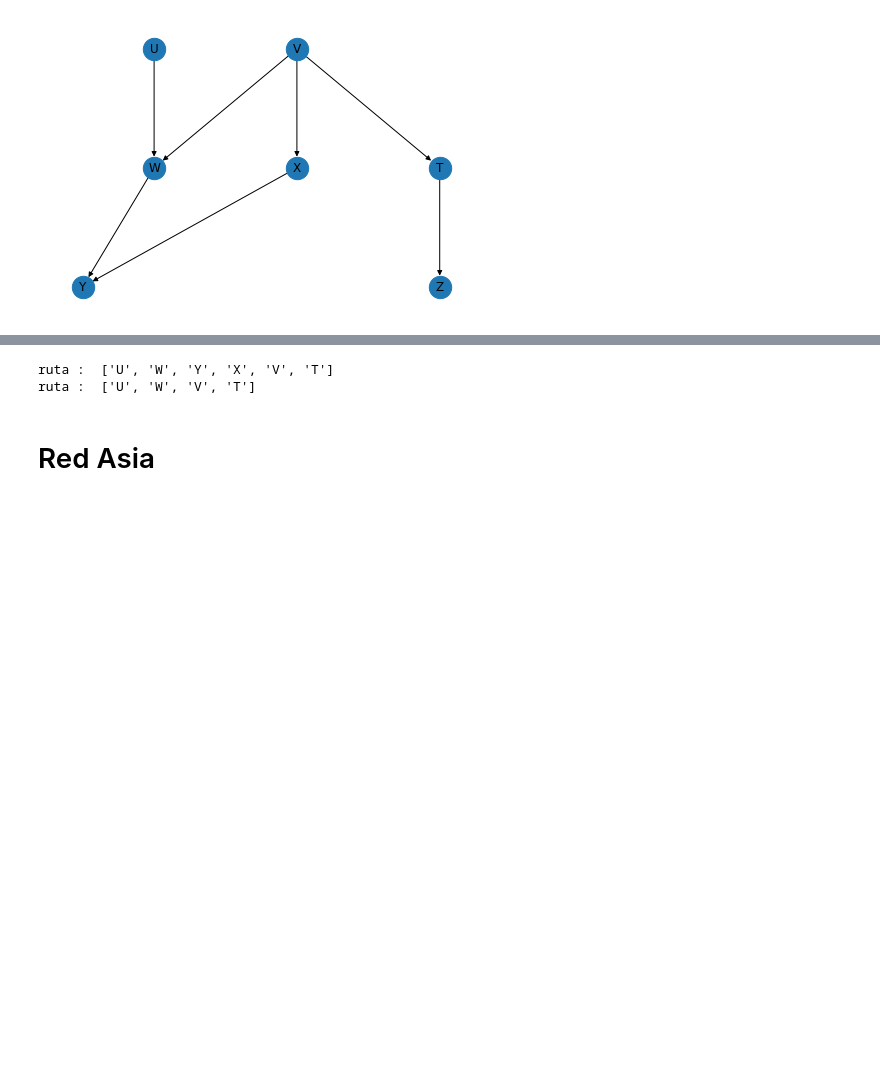
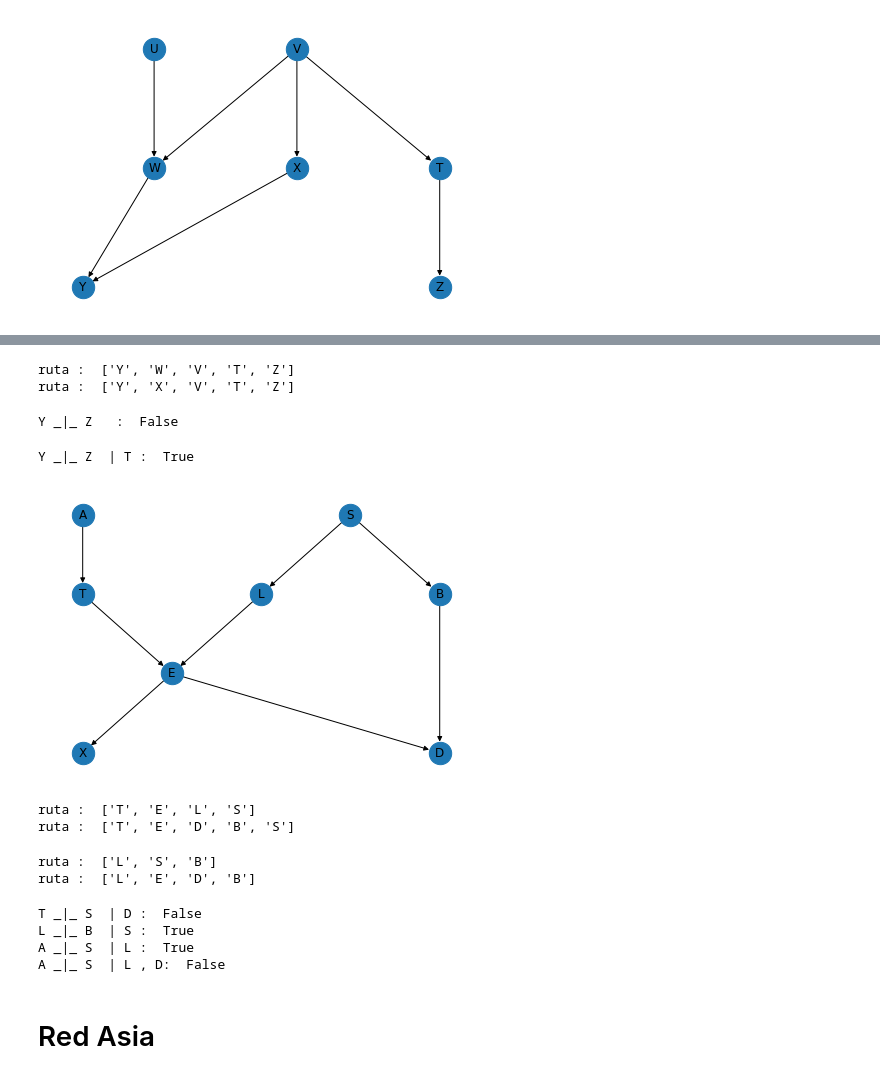
Before and after one commit to sherna90/inteligencia_artificial, a Jupyter notebook: 3.-Redes_Bayesianas.ipynb, the cells around one changed output, grey strips where cells are left out. Drawn from its saved outputs; the diff is of its cells as text; code cells hidden in the pictures; blank space fills up the shorter version.

Commit message:
red asia

```diff
--- a/3.-Redes_Bayesianas.ipynb
+++ b/3.-Redes_Bayesianas.ipynb
@@ -99,9 +106,57 @@ U _|_ V| X:  True
 # %%
-for path in nx.all_simple_paths(G2.to_undirected(), source='U', target='T'):
+for path in nx.all_simple_paths(G2.to_undirected(), source='Y', target='Z'):
     print('ruta : ',path)
 # %% [output]
-ruta :  ['U', 'W', 'Y', 'X', 'V', 'T']
-ruta :  ['U', 'W', 'V', 'T']
+ruta :  ['Y', 'W', 'V', 'T', 'Z']
+ruta :  ['Y', 'X', 'V', 'T', 'Z']
+# %%
+print('Y _|_ Z   : ',d_separated(G2,{'Y'},{'Z'},{}))
+# %% [output]
+Y _|_ Z   :  False
+# %%
+print('Y _|_ Z  | T : ',d_separated(G2,{'Y'},{'Z'},{'T'}))
+# %% [output]
+Y _|_ Z  | T :  True
+# %%
+G3=nx.DiGraph()
+G3.add_edges_from([('A','T'),('S','L'),('S','B'),('L','E'),
+                 ('T','E'),('E','X'),('E','D'),('B','D')])
+pos={'A': (0,0),'S':(1.5,0),'T': (0,-1),'L': (1,-1),
+     'B':(2,-1),'E':(0.5,-2),'X':(0,-3),'D':(2,-3)}
+nx.draw(G3,pos=pos,node_size=500)
+nx.draw_networkx_labels(G3,pos)
+plt.show()
+# %% [output]
+[figure, added]
+# %%
+for path in nx.all_simple_paths(G3.to_undirected(), source='T', target='S'):
+    print('ruta : ',path)
+# %% [output]
+ruta :  ['T', 'E', 'L', 'S']
+ruta :  ['T', 'E', 'D', 'B', 'S']
+# %%
+for path in nx.all_simple_paths(G3.to_undirected(), source='L', target='B'):
+    print('ruta : ',path)
+# %% [output]
+ruta :  ['L', 'S', 'B']
+ruta :  ['L', 'E', 'D', 'B']
+# %%
+# Red Asia
+
+# Libro "Bayesian Reasoning and Machine Learning, p. 51"
+
+print('T _|_ S  | D : ',d_separated(G3,{'T'},{'S'},{'D'}))
+
+print('L _|_ B  | S : ',d_separated(G3,{'L'},{'B'},{'S'}))
+
+print('A _|_ S  | L : ',d_separated(G3,{'A'},{'S'},{'L'}))
+
+print('A _|_ S  | L , D: ',d_separated(G3,{'A'},{'S'},{'L','D'}))
+# %% [output]
+T _|_ S  | D :  False
+L _|_ B  | S :  True
+A _|_ S  | L :  True
+A _|_ S  | L , D:  False
 # %% [markdown]
 # Red Asia
 # %%
```
Also changed, not shown: parts of 3 cells of this notebook.
